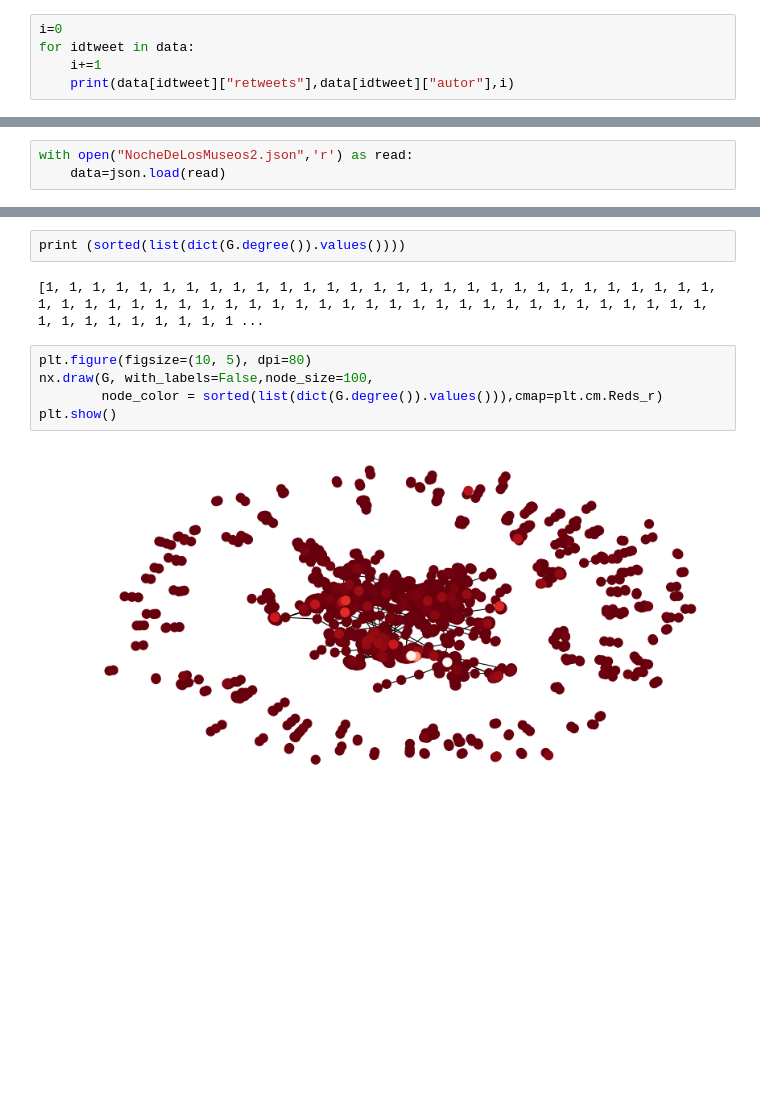
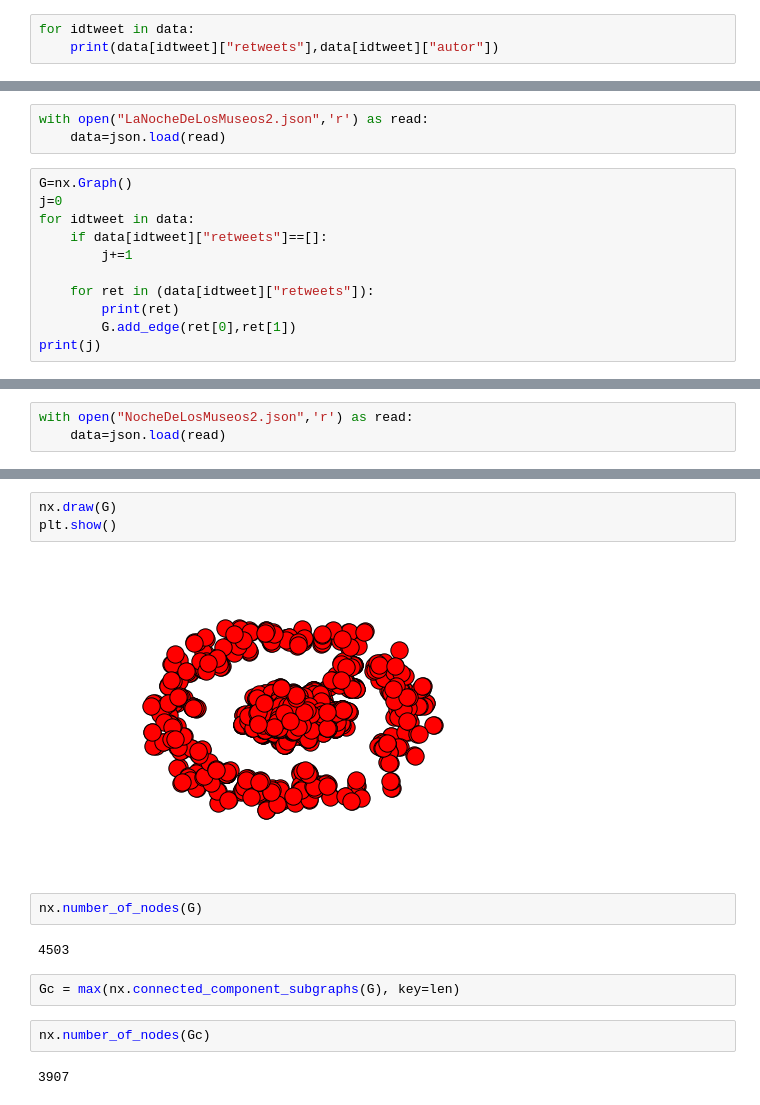
Before and after one commit to alangivre/NocheMuseos, a Jupyter notebook: LevantaTweets.ipynb, the cells around one changed output, grey strips where cells are left out. Saved outputs shown, nothing was run; the diff lists cells and outputs as text; blank space fills up the shorter version.

```diff
--- a/LevantaTweets.ipynb
+++ b/LevantaTweets.ipynb
@@ -118,8 +108,6 @@ Autores de los me gusta
 Autores de los comentarios
 fecha
 # %%
-i=0
 for idtweet in data:
-    i+=1
-    print(data[idtweet]["retweets"],data[idtweet]["autor"],i)
+    print(data[idtweet]["retweets"],data[idtweet]["autor"])
 # %% [output]
@@ -192,3 +180,17 @@ KeyboardInterrupt:
 # %%
 import networkx as nx
 import matplotlib.pyplot as plt
+# %%
+with open("LaNocheDeLosMuseos2.json",'r') as read:
+    data=json.load(read)
+# %%
+G=nx.Graph()
+j=0
+for idtweet in data:
+    if data[idtweet]["retweets"]==[]:
+        j+=1
+
+    for ret in (data[idtweet]["retweets"]):
+        print(ret)
+        G.add_edge(ret[0],ret[1])
+print(j)
@@ -225,12 +245,16 @@ for idtweet in data:
 3776
-# %%
-print (sorted(list(dict(G.degree()).values())))
-# %% [output]
-[1, 1, 1, 1, 1, 1, 1, 1, 1, 1, 1, 1, 1, 1, 1, 1, 1, 1, 1, 1, 1, 1, 1, 1, 1, 1, 1, 1, 1, 1, 1, 1, 1, 1, 1, 1, 1, 1, 1, 1, 1, 1, 1, 1, 1, 1, 1, 1, 1, 1, 1, 1, 1, 1, 1, 1, 1, 1, 1, 1, 1, 1, 1, 1, 1, 1, 1 ...
-# %%
-plt.figure(figsize=(10, 5), dpi=80)
-nx.draw(G, with_labels=False,node_size=100,
-        node_color = sorted(list(dict(G.degree()).values())),cmap=plt.cm.Reds_r)
-plt.show()
-# %% [output]
-[figure, removed]
+# %%
+nx.draw(G)
+plt.show()
+# %% [output]
+[figure, added]
+# %%
+nx.number_of_nodes(G)
+# %% [output]
+4503
+# %%
+Gc = max(nx.connected_component_subgraphs(G), key=len)
+# %%
+nx.number_of_nodes(Gc)
+# %% [output]
+3907
```
Also changed, not shown: parts of 6 cells of this notebook.
